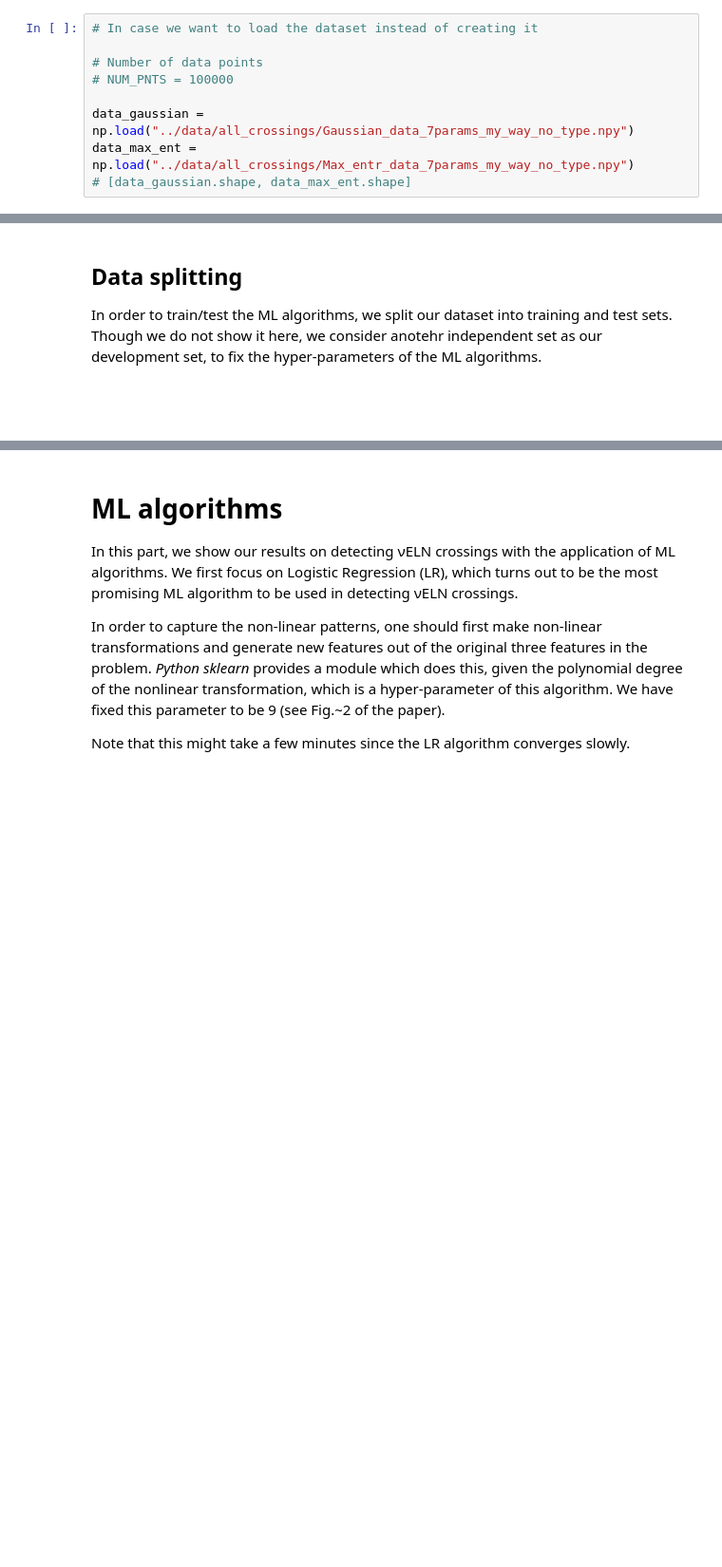
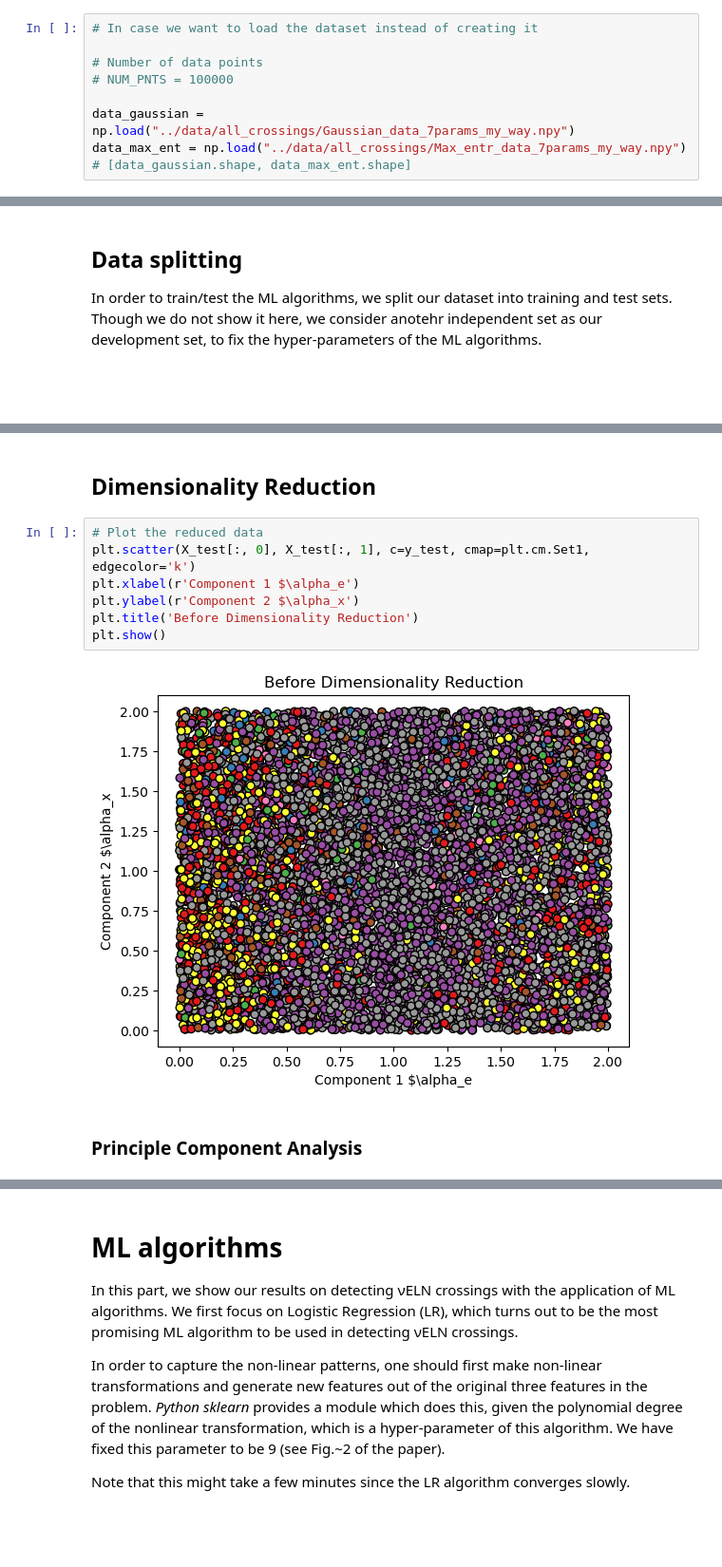
Before and after one commit to Srishti-Goel/Neutrino-Flavour-Oscillations-in-Supernovae, a Jupyter notebook: code/fastModes_all_crossings.ipynb, the cells around one changed output, grey strips where cells are left out. Shown at 95% size. Saved outputs shown, nothing was run; the diff lists cells and outputs as text; blank space fills up the shorter version.

Commit message:
Updated the Dimensionality Reduction Parts

```diff
--- a/code/fastModes_all_crossings.ipynb
+++ b/code/fastModes_all_crossings.ipynb
@@ -423,8 +423,8 @@ NUM_PNTS = 25000
 # Number of data points
 # NUM_PNTS = 100000
 
-data_gaussian = np.load("../data/all_crossings/Gaussian_data_7params_my_way_no_type.npy")
-data_max_ent = np.load("../data/all_crossings/Max_entr_data_7params_my_way_no_type.npy")
+data_gaussian = np.load("../data/all_crossings/Gaussian_data_7params_my_way.npy")
+data_max_ent = np.load("../data/all_crossings/Max_entr_data_7params_my_way.npy")
 # [data_gaussian.shape, data_max_ent.shape]
 # %%
 def make_subplots(legend=False, x_idx = 3, y_idx = 4, other_points = [.5,.5,.5,.5,.5,.5]):
@@ -496,3 +503,16 @@ X_train, X_test, y_train, y_test = train_test_split(X, y, test_size = 0.2, rando
+# %% [markdown]
+## Dimensionality Reduction
+# %%
+# Plot the reduced data
+plt.scatter(X_test[:, 0], X_test[:, 1], c=y_test, cmap=plt.cm.Set1, edgecolor='k')
+plt.xlabel(r'Component 1 $\alpha_e')
+plt.ylabel(r'Component 2 $\alpha_x')
+plt.title('Before Dimensionality Reduction')
+plt.show()
+# %% [output]
+[figure, added]
+# %% [markdown]
+### Principle Component Analysis
 # %%
 from sklearn.decomposition import PCA
 
```
Also changed, not shown: parts of 35 cells of this notebook, 5 other files.
